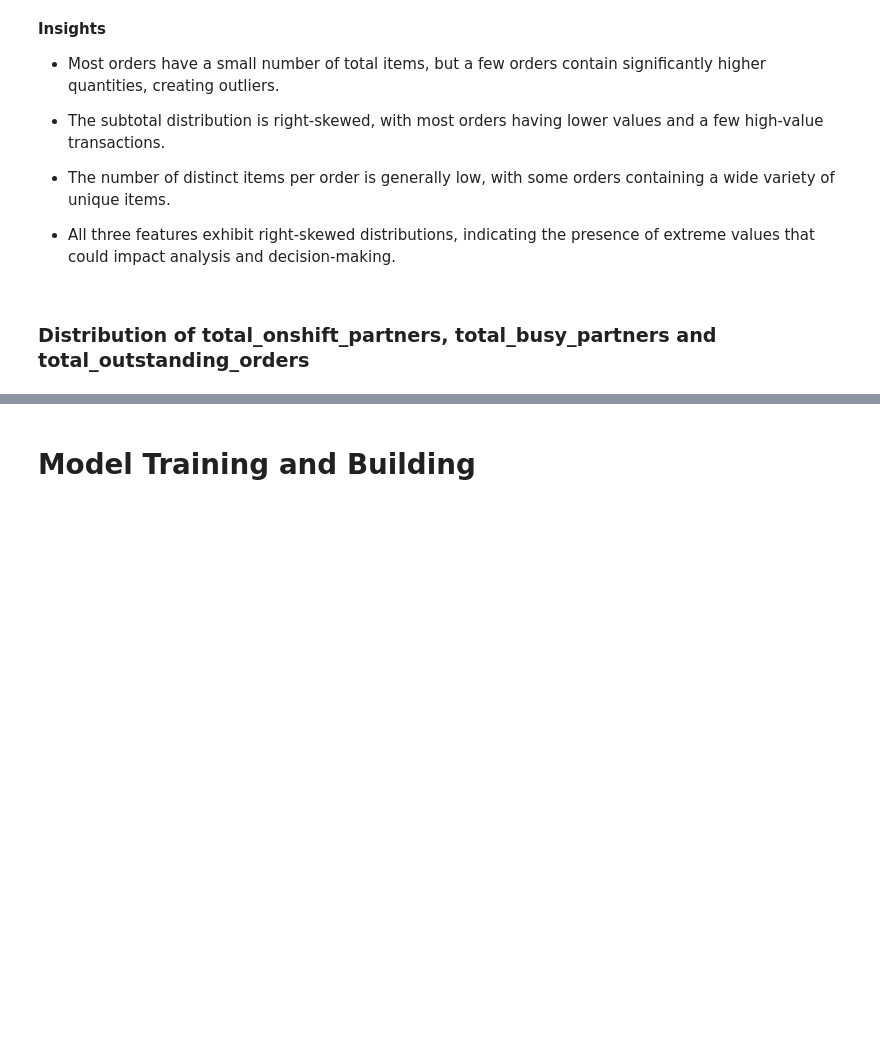
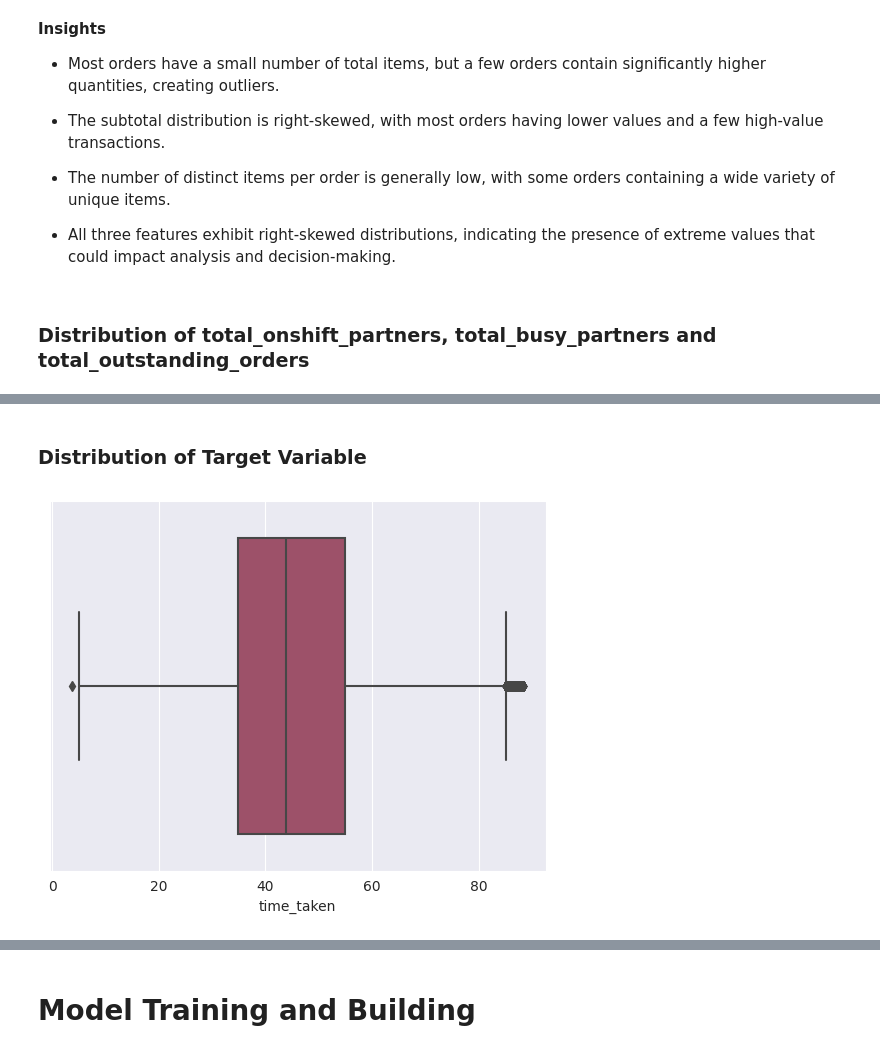
Before and after one commit to RahulHipparkar/Porter-NN-Regression, a Jupyter notebook: porter-nn-regression.ipynb, the cells around one changed output, grey strips where cells are left out. Cells and saved outputs as stored; diff of their text form; code cells hidden in the pictures; blank space fills up the shorter version.

```diff
--- a/porter-nn-regression.ipynb
+++ b/porter-nn-regression.ipynb
@@ -845,0 +969,7 @@ fig.show()
+# %% [markdown]
+### Distribution of Target Variable
+# %%
+sns.boxplot(data = data , x='time_taken')
+plt.show()
+# %% [output]
+[figure, added]
```
Also changed, not shown: parts of 37 cells of this notebook.
